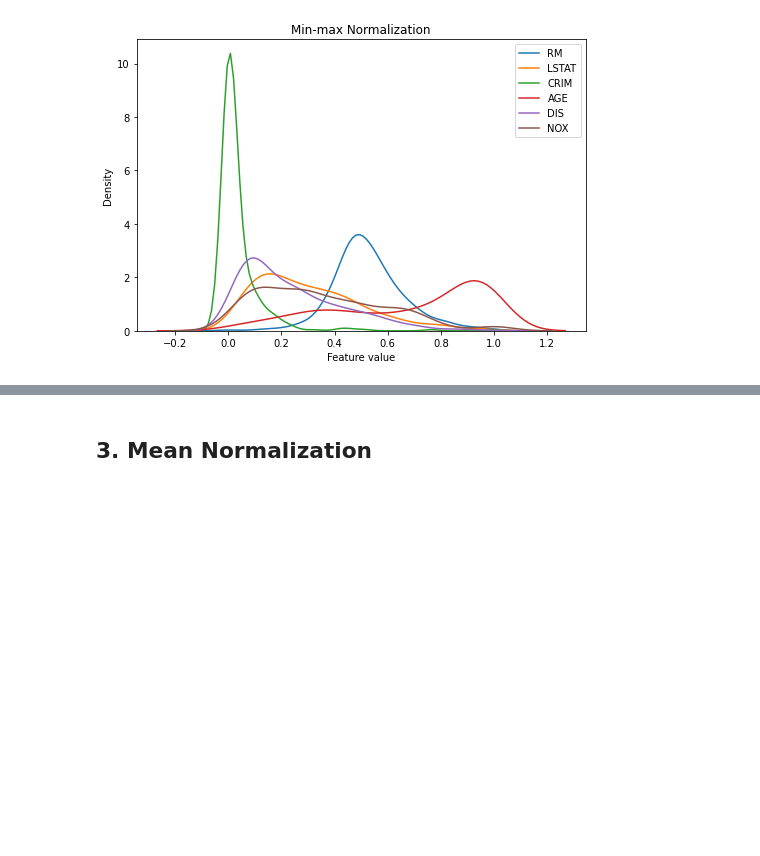
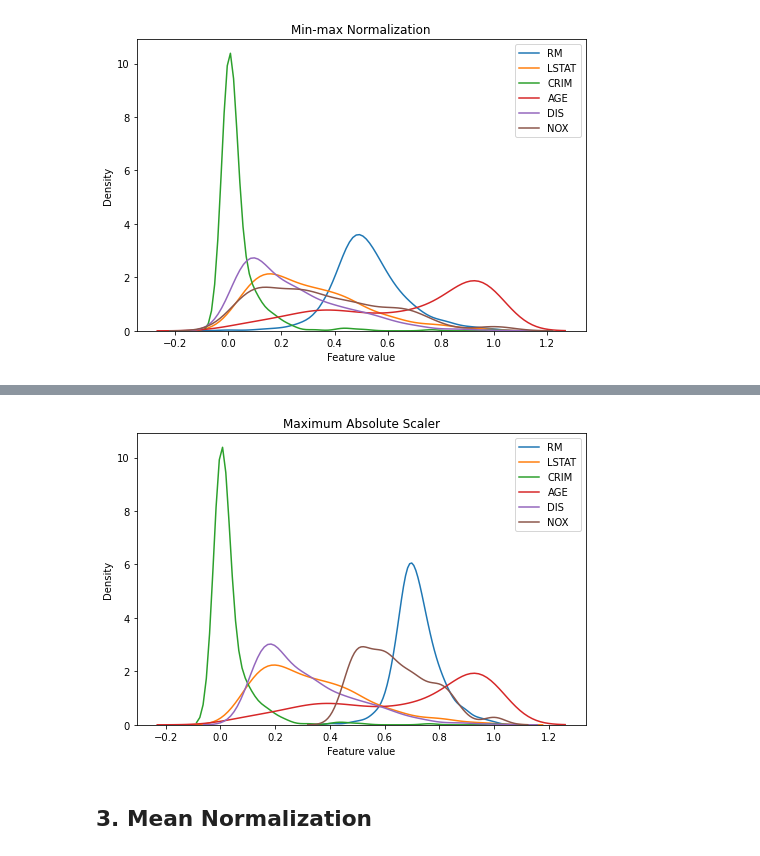
Before and after one commit to mkang32/feature-engineering, a Jupyter notebook: notebooks/6.feature_scaling/feature_scaling.ipynb, the cells around one changed output, grey strips where cells are left out. Drawn from its saved outputs; the diff is of its cells as text; code cells hidden in the pictures; blank space fills up the shorter version.

```diff
--- a/notebooks/6.feature_scaling/feature_scaling.ipynb
+++ b/notebooks/6.feature_scaling/feature_scaling.ipynb
@@ -150,18 +233,0 @@ $$X_{scaled} = \frac{X}{max(X)}$$
-# %%
-from sklearn.preprocessing import MaxAbsScaler
-
-scaler = MaxAbsScaler()
-scaler.fit(X_train)
-X_train_scaled = pd.DataFrame(scaler.transform(X_train), columns=X_train.columns)
-kdeplot(X_train_scaled, 'Maximum Absolute Scaler')
-
-
-# centering + MaxAbsScaling: center distribution at zero and then scale to its absolute maximum. recommended by sklearn
-scaler_mean = StandardScaler(with_mean=True, with_std=False)
-scaler_maxabs = MaxAbsScaler()
-
-scaler_mean.fit(X_train)
-scaler_maxabs.fit(X_train)
-
-X_train_scaled = pd.DataFrame(scaler_maxabs.transform(scaler_mean.transform(X_train)), columns=X_train.columns)
-kdeplot(X_train_scaled, 'Maximum Absolute Scaler')
@@ -168,3 +251,18 @@ kdeplot(X_train_scaled, 'Maximum Absolute Scaler')
+# %%
+from sklearn.preprocessing import MaxAbsScaler
+
+scaler_maxabs = MaxAbsScaler().fit(X_train)
+
+# transform data
+X_train_scaled_maxabs = scaler_maxabs.transform(X_train)
+
+# put them in dataframe
+X_train_scaled_maxabs = pd.DataFrame(X_train_scaled_maxabs, columns=X_train.columns)
+
+# plot
+kdeplot(X_train_scaled_maxabs, 'Maximum Absolute Scaler')
+# %% [output]
+[figure, added]
 # %% [markdown]
 ## 3. Mean Normalization
 # %%
```
Also changed, not shown: parts of 23 cells of this notebook.
